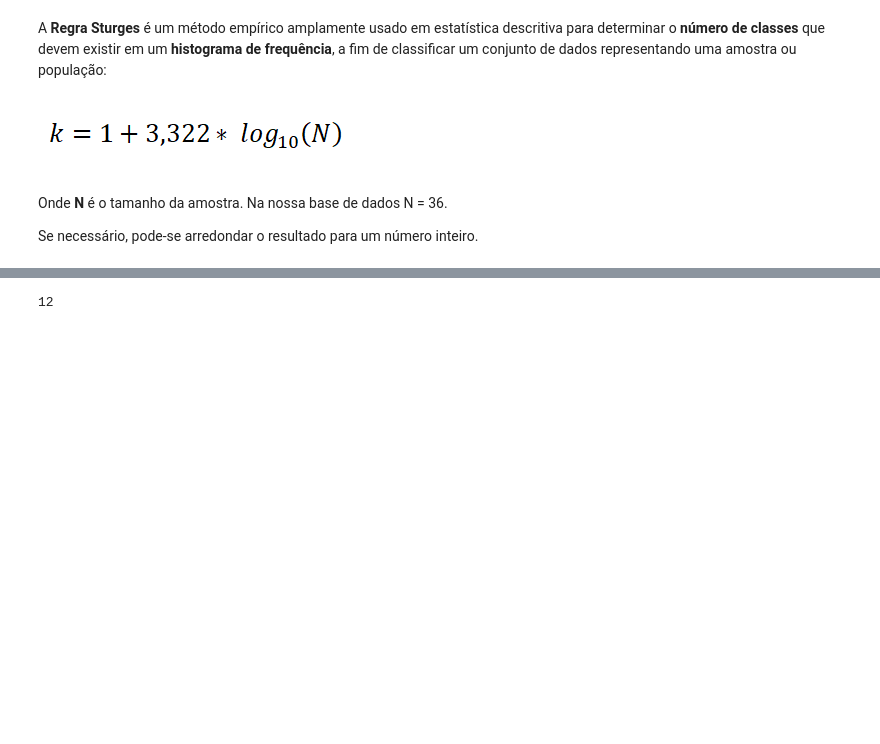
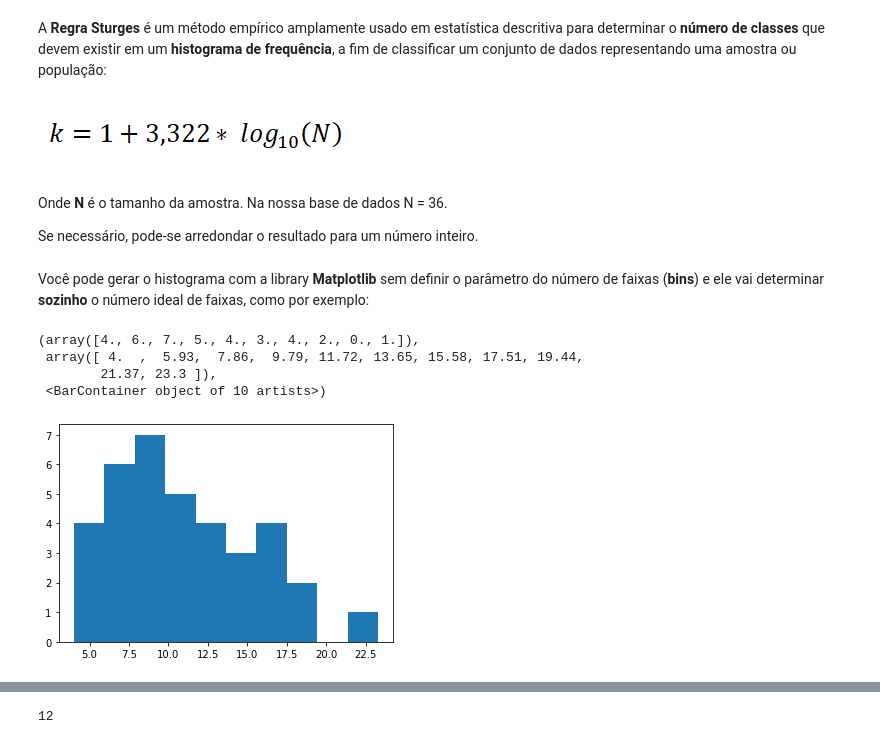
Before and after one commit to TerezaBoada/Estatistica, a Jupyter notebook: 1.1. Resumo de Dados.ipynb, the cells around one changed output, grey strips where cells are left out. Saved outputs shown, nothing was run; the diff lists cells and outputs as text; code cells hidden in the pictures; blank space fills up the shorter version.

```diff
--- a/1.1. Resumo de Dados.ipynb
+++ b/1.1. Resumo de Dados.ipynb
@@ -439,9 +443,19 @@ Também pode-se utilizar a raiz de N (onde N é o tamanho da amostra). No nosso
 **Regra de Sturges**
 # %% [markdown]
 A **Regra Sturges** é um método empírico amplamente usado em estatística descritiva para determinar o **número de classes** que devem existir em um **histograma de frequência**, a fim de classificar um conjunto de dados representando uma amostra ou população:
-# %% [markdown]
-![image.png](attachment:image.png)
+# %% [markdown]
+![image.png](attachment:image.png)
 # %% [markdown]
 Onde **N** é o tamanho da amostra. Na nossa base de dados N = 36.
 
 Se necessário, pode-se arredondar o resultado para um número inteiro.
+# %% [markdown]
+Você pode gerar o histograma com a library **Matplotlib** sem definir o parâmetro do número de faixas (**bins**) e ele vai determinar **sozinho** o número ideal de faixas, como por exemplo:
+# %%
+plt.hist(df['Salario (x Sal Min)'])
+# %% [output]
+(array([4., 6., 7., 5., 4., 3., 4., 2., 0., 1.]),
+ array([ 4.  ,  5.93,  7.86,  9.79, 11.72, 13.65, 15.58, 17.51, 19.44,
+        21.37, 23.3 ]),
+ <BarContainer object of 10 artists>)
+[figure, added]
```
Also changed, not shown: parts of 49 cells of this notebook.
